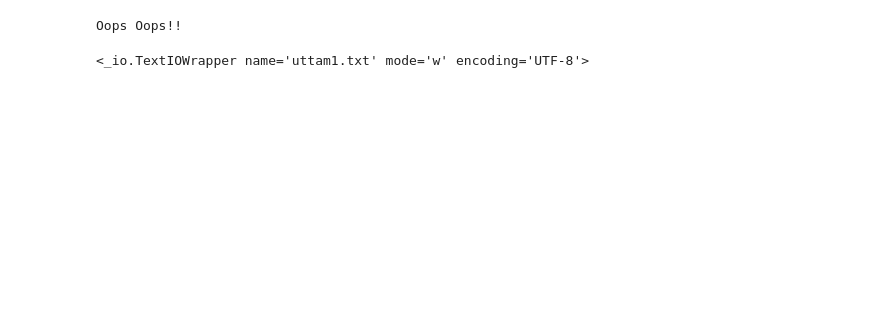
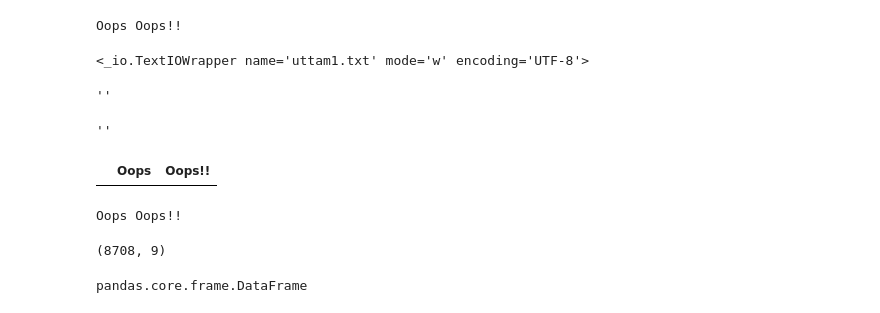
Before and after one commit to durgesh2010/Python-practice, a Jupyter notebook: Enviornment_Setup_to_till_end.ipynb, the cells around one changed output. Cells and saved outputs as stored; diff of their text form; code cells hidden in the pictures; blank space fills up the shorter version.

```diff
--- a/Enviornment_Setup_to_till_end.ipynb
+++ b/Enviornment_Setup_to_till_end.ipynb
@@ -2784,3 +2781,7 @@ y
 # %%
 import os #operating system
 os.remove('uttam1.txt')
+# %%
+f.readline(500)
+# %% [output]
+''
@@ -2786,0 +2791,4 @@ os.remove('uttam1.txt')
+# %%
+f.read(30)
+# %% [output]
+''
@@ -2786,0 +2797,5 @@ os.remove('uttam1.txt')
+# %%
+f1 = pd.read_csv('/content/Instructions - SQL Case Study.txt', on_bad_lines='skip', sep = ' ')
+f1
+# %% [output]
+|  | Oops | Oops!! |
@@ -2786,0 +2806,13 @@ os.remove('uttam1.txt')
+# %%
+f = open('/content/Instructions - SQL Case Study.txt',  'r')
+print(f.read())
+# %% [output]
+Oops Oops!!
+# %%
+df.shape
+# %% [output]
+(8708, 9)
+# %%
+type(df)
+# %% [output]
+pandas.core.frame.DataFrame
```
Also changed, not shown: parts of 90 cells of this notebook.
